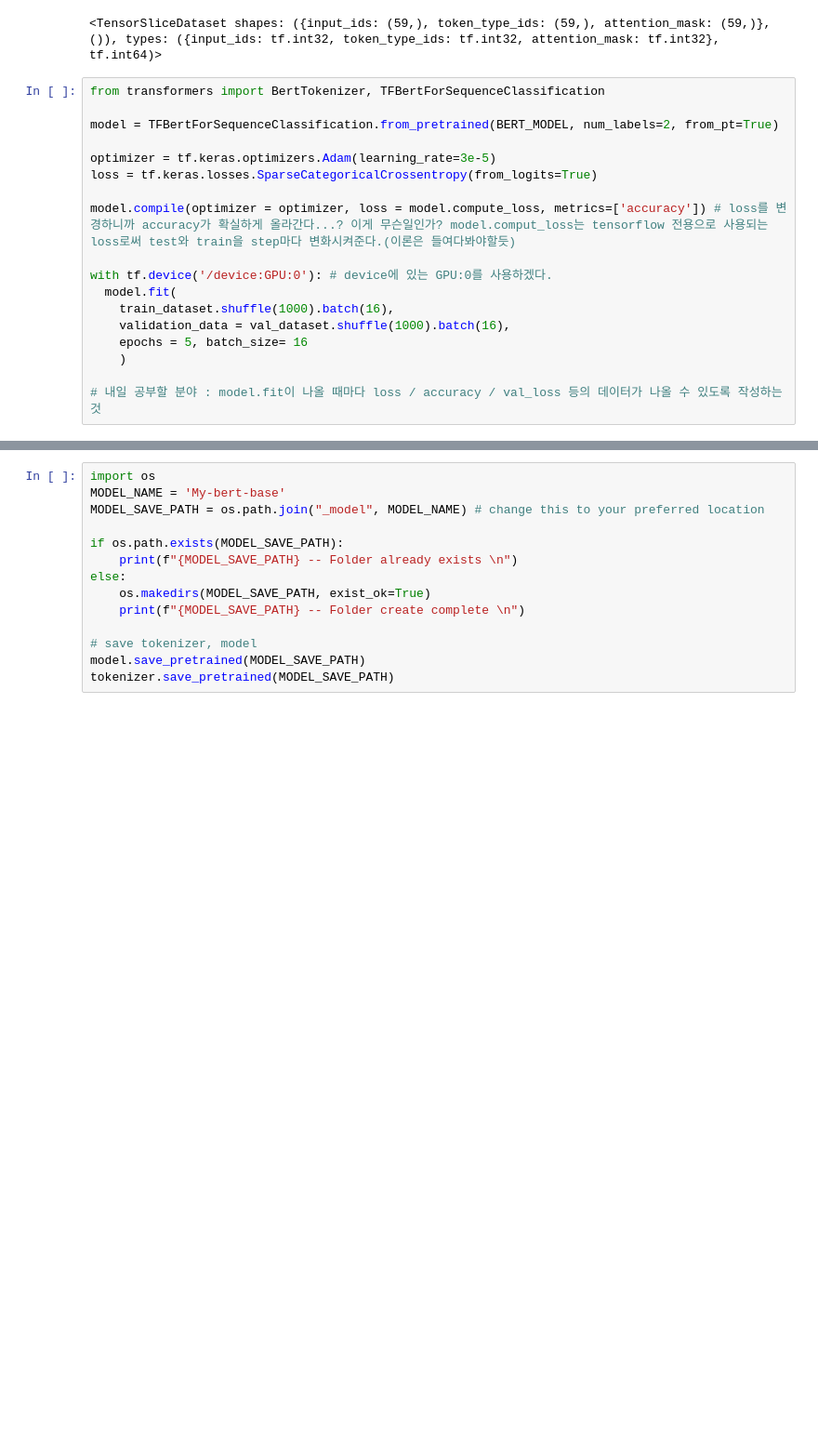
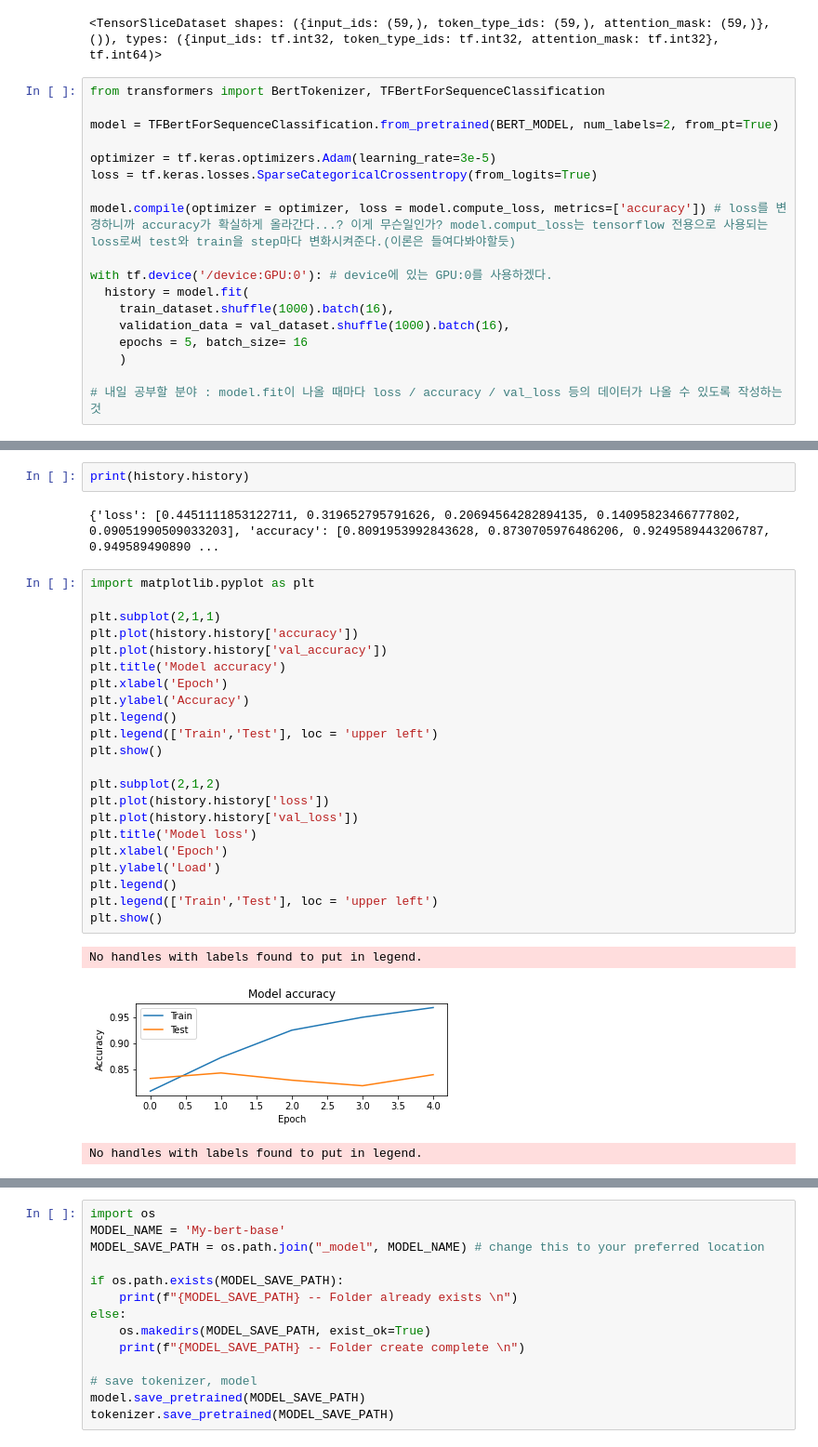
Before and after one commit to junior825/BERT, a Jupyter notebook: Natural_Language_Processing_with_Disaster_Tweets.ipynb, the cells around one changed output, grey strips where cells are left out. Shown: that part at 93% size. Drawn from its saved outputs; the diff is of its cells as text; blank space fills up the shorter version.

```diff
--- a/Natural_Language_Processing_with_Disaster_Tweets.ipynb
+++ b/Natural_Language_Processing_with_Disaster_Tweets.ipynb
@@ -216,7 +198,7 @@ loss = tf.keras.losses.SparseCategoricalCrossentropy(from_logits=True)
 model.compile(optimizer = optimizer, loss = model.compute_loss, metrics=['accuracy']) # loss를 변경하니까 accuracy가 확실하게 올라간다...? 이게 무슨일인가? model.comput_loss는 tensorflow 전용으로 사용되는 loss로써 test와 train을 step마다 변화시켜준다.(이론은 들여다봐야할듯)
 
 with tf.device('/device:GPU:0'): # device에 있는 GPU:0를 사용하겠다.
-  model.fit(
+  history = model.fit(
     train_dataset.shuffle(1000).batch(16),
     validation_data = val_dataset.shuffle(1000).batch(16),
     epochs = 5, batch_size= 16
@@ -240,0 +223,30 @@ Epoch 5/5
+# %%
+print(history.history)
+# %% [output]
+{'loss': [0.4451111853122711, 0.319652795791626, 0.20694564282894135, 0.14095823466777802, 0.09051990509033203], 'accuracy': [0.8091953992843628, 0.8730705976486206, 0.9249589443206787, 0.949589490890 ...
+# %%
+import matplotlib.pyplot as plt
+
+plt.subplot(2,1,1)
+plt.plot(history.history['accuracy'])
+plt.plot(history.history['val_accuracy'])
+plt.title('Model accuracy')
+plt.xlabel('Epoch')
+plt.ylabel('Accuracy')
+plt.legend()
+plt.legend(['Train','Test'], loc = 'upper left')
+plt.show()
+
+plt.subplot(2,1,2)
+plt.plot(history.history['loss'])
+plt.plot(history.history['val_loss'])
+plt.title('Model loss')
+plt.xlabel('Epoch')
+plt.ylabel('Load')
+plt.legend()
+plt.legend(['Train','Test'], loc = 'upper left')
+plt.show()
+# %% [output]
+No handles with labels found to put in legend.
+[figure, added]
+No handles with labels found to put in legend.
```
Also changed, not shown: parts of 6 cells of this notebook.
